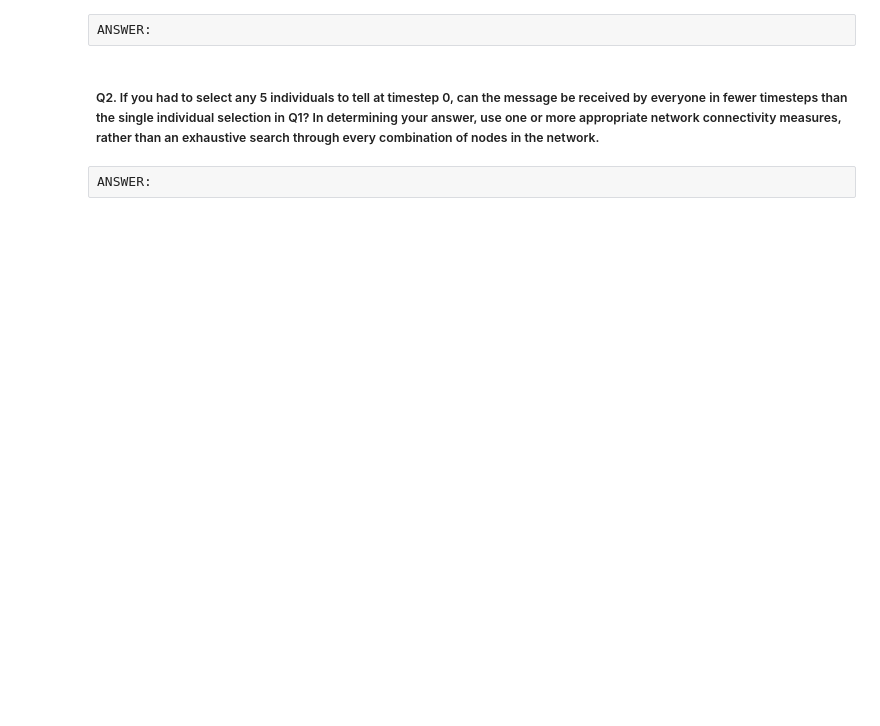
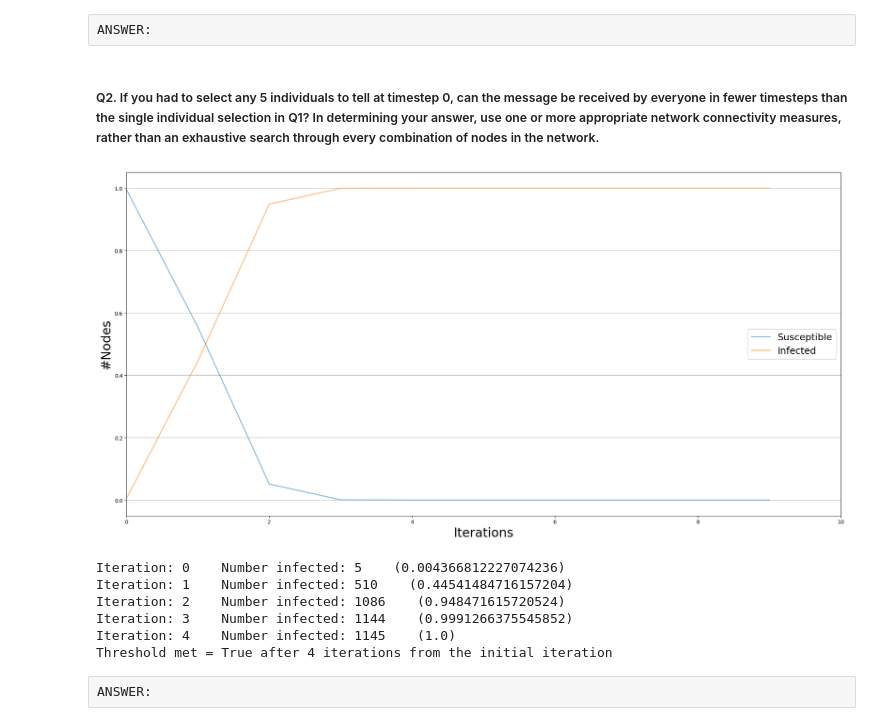
Before and after one commit to C56519/CMT224, a Jupyter notebook: coursework/part-3.ipynb, the cells around one changed output. Cells and saved outputs as stored; diff of their text form; code cells hidden in the pictures; blank space fills up the shorter version.

```diff
--- a/coursework/part-3.ipynb
+++ b/coursework/part-3.ipynb
@@ -244,5 +380,32 @@ ANSWER:
 ##### Q2. If you had to select any 5 individuals to tell at timestep 0, can the message be received by everyone in fewer timesteps than the single individual selection in Q1? In determining your answer, use one or more appropriate network connectivity measures, rather than an exhaustive search through every combination of nodes in the network.
 # %%
 #CODE:
+# 运行
+network = lcc_subgraph
+information_spreading_rate = 1
+number_of_iterations = 10
+initial_infected_node = [node[0] for node in closeness_centrality[:5]]
+eva_threshold = 1.0
+
+model, interations = runSIModelOnANetwork(
+    network,
+    information_spreading_rate,
+    number_of_iterations,
+    initial_infected=initial_infected_node
+)
+evaluateModel(
+    network,
+    model,
+    interations,
+    eva_threshold
+)
+# %% [output]
+[figure, added]
+Iteration: 0    Number infected: 5    (0.004366812227074236)
+Iteration: 1    Number infected: 510    (0.44541484716157204)
+Iteration: 2    Number infected: 1086    (0.948471615720524)
+Iteration: 3    Number infected: 1144    (0.9991266375545852)
+Iteration: 4    Number infected: 1145    (1.0)
+Threshold met = True after 4 iterations from the initial iteration
 # %% [raw]
 ANSWER:
```
Also changed, not shown: parts of 5 cells of this notebook, 2 other files.
